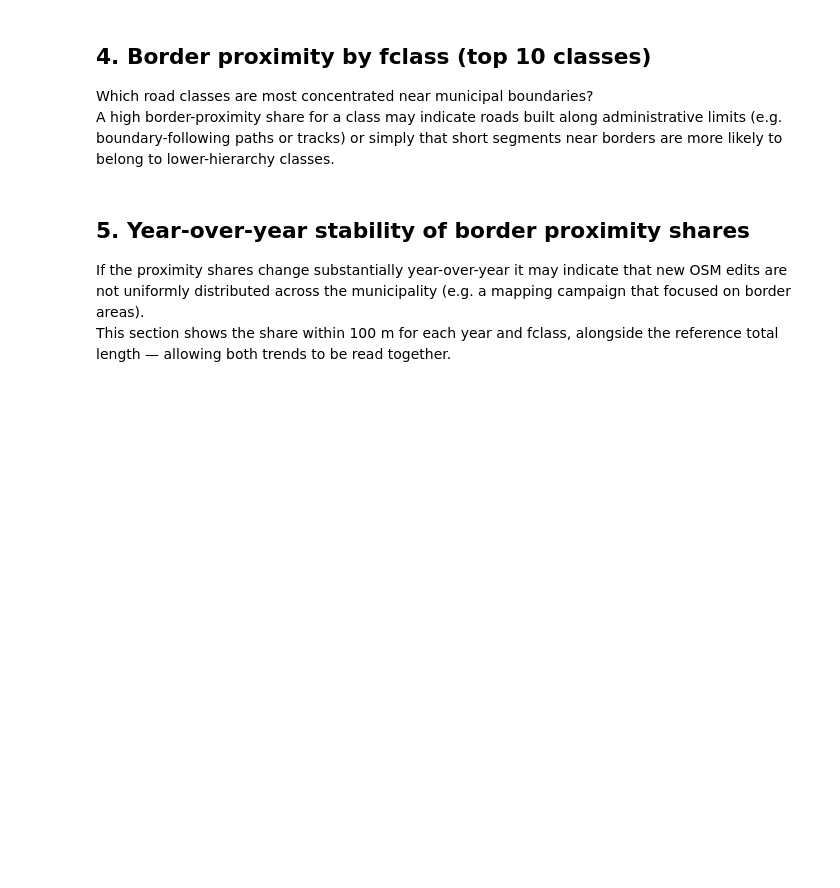
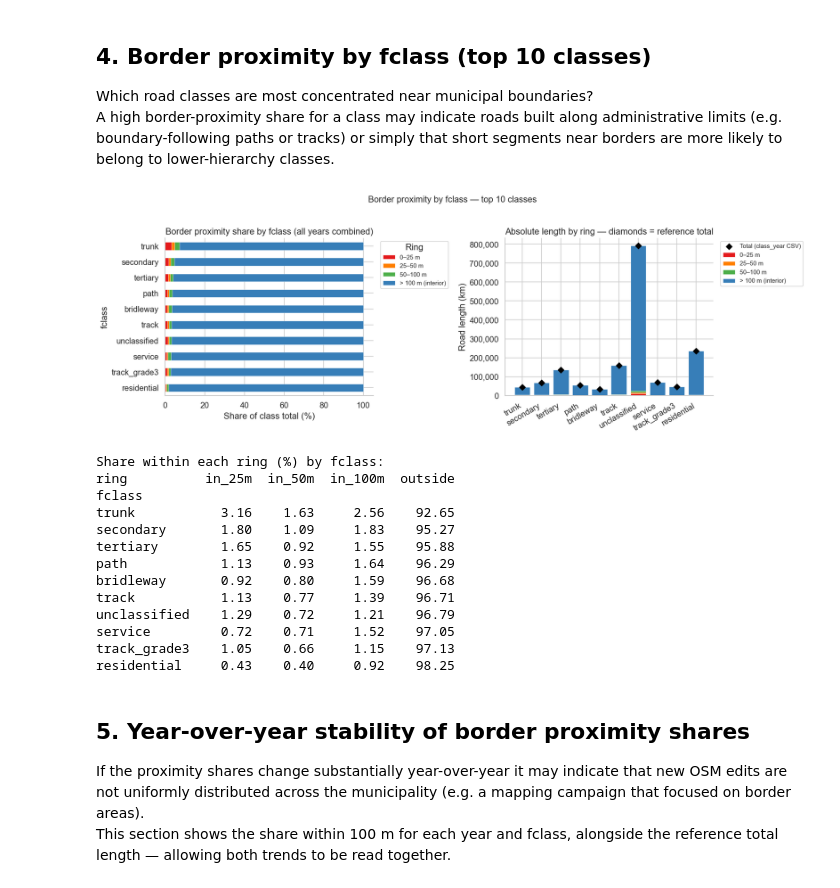
Before and after one commit to gregmaya/road_municipalities_col, a Jupyter notebook: notebooks/03_border_proximity_analysis.ipynb, the cells around one changed output. Cells and saved outputs as stored; diff of their text form; code cells hidden in the pictures; blank space fills up the shorter version.

```diff
--- a/notebooks/03_border_proximity_analysis.ipynb
+++ b/notebooks/03_border_proximity_analysis.ipynb
@@ -215,10 +285,7 @@ Which road classes are most concentrated near municipal boundaries?
 A high border-proximity share for a class may indicate roads built along administrative limits (e.g. boundary-following paths or tracks) or simply that short segments near borders are more likely to belong to lower-hierarchy classes.
 # %%
 # Use the reference CSV to identify the top 10 fclasses by total length
-top_classes = (
-    ref.groupby("fclass")["total_length_km"].sum()
-    .nlargest(10).index.tolist()
-)
+top_classes = ref.groupby("fclass")["total_length_km"].sum().nlargest(10).index.tolist()
 
 prox_top = prox[prox["fclass"].isin(top_classes)]
 
@@ -241,46 +308,82 @@ fclass_ring_pct = fclass_ring_pct.drop(columns="within_100m")
 fig, axes = plt.subplots(1, 2, figsize=(15, 5))
 
 fclass_ring_pct.plot(
-    kind="barh", stacked=True, ax=axes[0],
-    color=ring_colors, edgecolor="white", linewidth=0.3,
+    kind="barh",
+    stacked=True,
+    ax=axes[0],
+    color=ring_colors,
+    edgecolor="white",
+    linewidth=0.3,
 )
 axes[0].set_xlabel("Share of class total (%)")
 axes[0].set_ylabel("fclass")
 axes[0].set_title("Border proximity share by fclass (all years combined)")
-axes[0].legend(ring_labels, title="Ring", bbox_to_anchor=(1.02, 1), loc="upper left", fontsize=9)
+axes[0].legend(
+    ring_labels, title="Ring", bbox_to_anchor=(1.02, 1), loc="upper left", fontsize=9
+)
 axes[0].invert_yaxis()
 sns.despine(ax=axes[0])
 
 # Absolute lengths stacked bar for comparison with ref totals
 ref_by_fclass = (
     ref[ref["fclass"].isin(top_classes)]
-    .groupby("fclass")["total_length_km"].sum()
+    .groupby("fclass")["total_length_km"]
+    .sum()
     .reindex(fclass_ring_pct.index)
 )
 fclass_ring_abs = fclass_ring.reindex(fclass_ring_pct.index)
 
 x = np.arange(len(fclass_ring_pct))
 bottom = np.zeros(len(x))
 for ring, color, label in zip(ring_order, ring_colors, ring_labels):
-    axes[1].bar(x, fclass_ring_abs[ring], bottom=bottom, color=color,
-                edgecolor="white", linewidth=0.3, label=label)
+    axes[1].bar(
+        x,
+        fclass_ring_abs[ring],
+        bottom=bottom,
+        color=color,
+        edgecolor="white",
+        linewidth=0.3,
+        label=label,
+    )
     bottom += fclass_ring_abs[ring].values
-axes[1].scatter(x, ref_by_fclass.values, color="black", zorder=5, s=40,
-                label="Total (class_year CSV)", marker="D")
+axes[1].scatter(
+    x,
+    ref_by_fclass.values,
+    color="black",
+    zorder=5,
+    s=40,
+    label="Total (class_year CSV)",
+    marker="D",
+)
 axes[1].set_xticks(x)
 axes[1].set_xticklabels(fclass_ring_pct.index, rotation=30, ha="right")
 axes[1].set_ylabel("Road length (km)")
 axes[1].set_title("Absolute length by ring — diamonds = reference total")
 axes[1].yaxis.set_major_formatter(mticker.FuncFormatter(lambda v, _: f"{v:,.0f}"))
 axes[1].legend(bbox_to_anchor=(1.02, 1), loc="upper left", fontsize=9)
 sns.despine(ax=axes[1])
 
 plt.suptitle("Border proximity by fclass — top 10 classes", fontsize=13, y=1.02)
 plt.tight_layout()
 plt.show()
 
 print("\nShare within each ring (%) by fclass:")
 print(fclass_ring_pct.round(2).to_string())
+# %% [output]
+[figure, added]
+Share within each ring (%) by fclass:
+ring          in_25m  in_50m  in_100m  outside
+fclass
+trunk           3.16    1.63     2.56    92.65
+secondary       1.80    1.09     1.83    95.27
+tertiary        1.65    0.92     1.55    95.88
+path            1.13    0.93     1.64    96.29
+bridleway       0.92    0.80     1.59    96.68
+track           1.13    0.77     1.39    96.71
+unclassified    1.29    0.72     1.21    96.79
+service         0.72    0.71     1.52    97.05
+track_grade3    1.05    0.66     1.15    97.13
+residential     0.43    0.40     0.92    98.25
 # %% [markdown]
 ## 5. Year-over-year stability of border proximity shares
 
```
Also changed, not shown: parts of 5 cells of this notebook.
